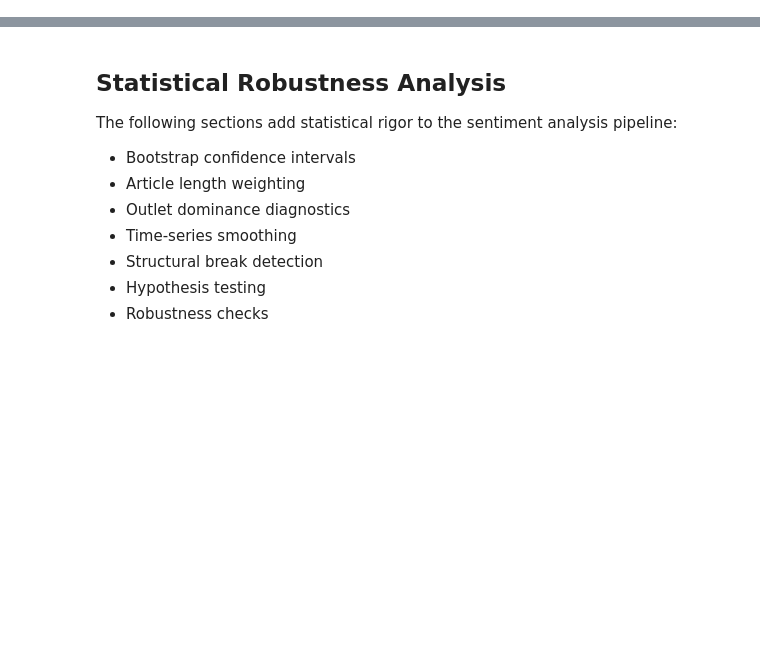
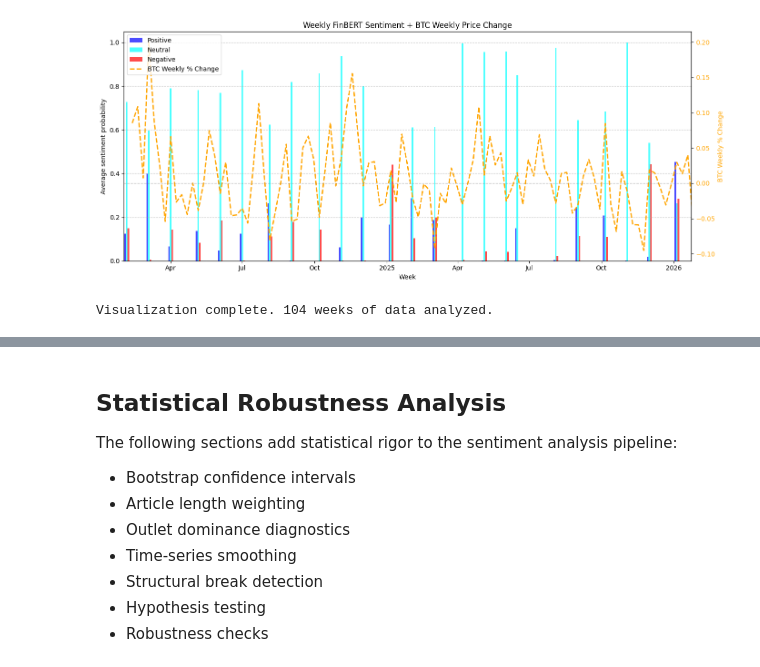
Before and after one commit to meamresh/Finance, a Jupyter notebook: 3_SentimentAnalysis/SentimentAnalysis.ipynb, the cells around one changed output, grey strips where cells are left out. Drawn from its saved outputs; the diff is of its cells as text; code cells hidden in the pictures; blank space fills up the shorter version.

Commit message:
SentimentAnalysis

```diff
--- a/3_SentimentAnalysis/SentimentAnalysis.ipynb
+++ b/3_SentimentAnalysis/SentimentAnalysis.ipynb
@@ -553,3 +126,66 @@ if 'done_df' not in locals() or done_df.empty:
+# %%
+# Compute weekly sentiment averages (Monday-anchored)
+weekly = df[['prob_positive', 'prob_neutral', 'prob_negative']].resample('W-MON').mean().sort_index()
+
+# Download BTC price data
+btc = yf.download("BTC-USD", start=df.index.min().date(), end=df.index.max().date(), progress=False)
+btc.index = pd.to_datetime(btc.index).tz_localize('UTC')
+
+# Resample to weekly closing price (Monday)
+btc_weekly = btc['Close'].resample('W-MON').mean()
+
+# Compute weekly change in price (percentage change)
+btc_weekly_change = btc_weekly.pct_change()
+
+# Define x-axis range
+start_date = df.index.min()
+end_date = df.index.max()
+
+# Create visualization
+fig, ax = plt.subplots(figsize=(14, 6))
+
+# Weekly bar width and offset
+bar_width = pd.Timedelta(days=2)
+offset = pd.Timedelta(days=2)
+x = weekly.index
+
+# Plot sentiment grouped bars
+ax.bar(x - offset, weekly['prob_positive'], width=bar_width, label='Positive', color='blue', alpha=0.7)
+ax.bar(x,          weekly['prob_neutral'],  width=bar_width, label='Neutral',  color='cyan', alpha=0.7)
+ax.bar(x + offset, weekly['prob_negative'], width=bar_width, label='Negative', color='red', alpha=0.7)
+
+# Left axis: sentiment
+ax.set_xlabel('Week')
+ax.set_ylabel('Average sentiment probability')
+ax.set_title(f"Weekly FinBERT Sentiment + BTC Weekly Price Change")
+ax.grid(True, axis='y', linestyle='--', alpha=0.7)
+ax.set_xlim([start_date, end_date])
+
+# X-axis formatting
+locator = mdates.AutoDateLocator()
+formatter = mdates.ConciseDateFormatter(locator)
+ax.xaxis.set_major_locator(locator)
+ax.xaxis.set_major_formatter(formatter)
+
+# Right axis: BTC price change
+ax2 = ax.twinx()
+ax2.plot(btc_weekly_change.index, btc_weekly_change, label='BTC Weekly % Change', color='orange', linewidth=2, ls='--')
+ax2.axhline(0, color='gray', linestyle='--', linewidth=1, alpha=0.5)
+ax2.set_ylabel('BTC Weekly % Change', color='orange')
+ax2.tick_params(axis='y', labelcolor='orange')
+
+# Combine legends
+lines_1, labels_1 = ax.get_legend_handles_labels()
+lines_2, labels_2 = ax2.get_legend_handles_labels()
+ax2.legend(lines_1 + lines_2, labels_1 + labels_2, loc='upper left')
+
+plt.tight_layout()
+plt.show()
+
+print(f"Visualization complete. {len(weekly)} weeks of data analyzed.")
+# %% [output]
+[figure, added]
+Visualization complete. 104 weeks of data analyzed.
 # %%
 # Define x-axis range
 start_date = pd.Timestamp("2023-10-20", tz='UTC')
```
Also changed, not shown: parts of 33 cells of this notebook, 7 other files.
